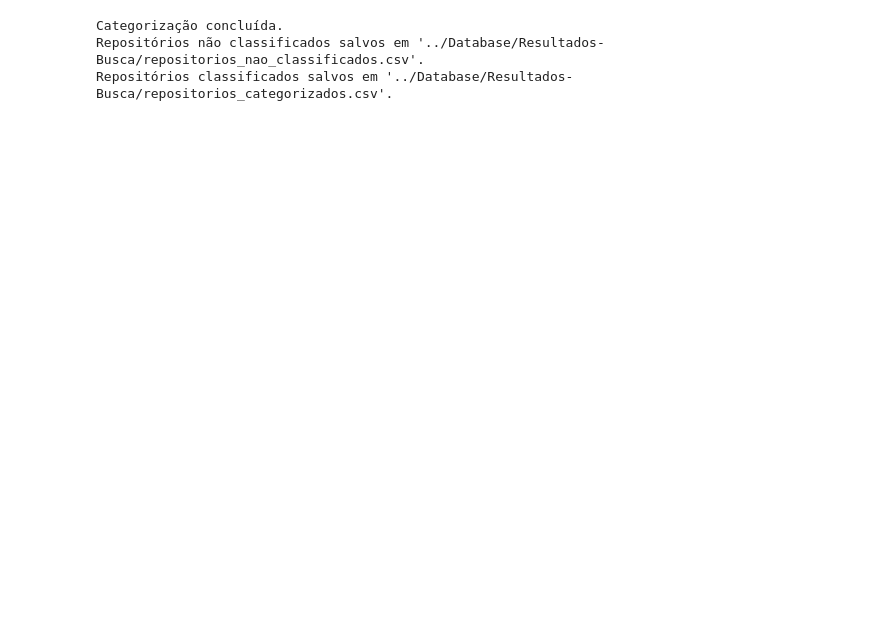
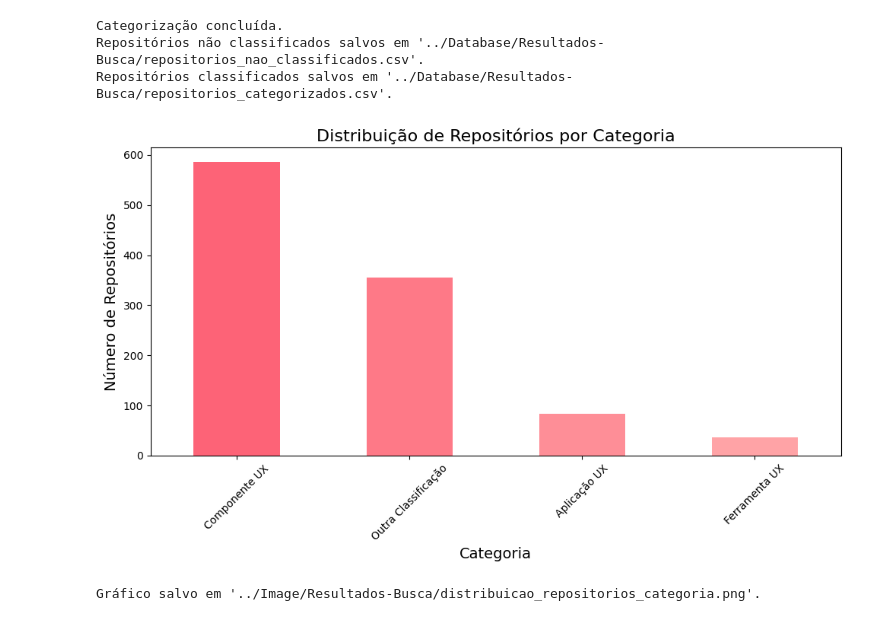
Before and after one commit to MatheusRodrigues-Dev/Mineracao-Repositorio-Foco-UI, a Jupyter notebook: Code/05-categorizar-repositórios.ipynb, the cells around one changed output. Saved outputs shown, nothing was run; the diff lists cells and outputs as text; code cells hidden in the pictures; blank space fills up the shorter version.

Commit message:
Imagens para o artigo

```diff
--- a/Code/05-categorizar-repositórios.ipynb
+++ b/Code/05-categorizar-repositórios.ipynb
@@ -1,5 +1,7 @@
 # %%
 import pandas as pd  # Importa a biblioteca pandas para manipulação de dados
+import matplotlib.pyplot as plt  # Importa a biblioteca matplotlib para criação de gráficos
+
 
 # Carregar dados do CSV
 df = pd.read_csv('../Database/Resultados-Busca/repos_with_files.csv')  # Lê o arquivo CSV com dados dos repositórios
@@ -53,30 +55,56 @@ def classify_repository(description, topics):
     classification = max(scores, key=scores.get)  # Seleciona a categoria com a maior pontuação
 
     return classification  # Retorna a classificação
 
 # Aplicar a função de classificação aos repositórios
 df['category'] = df.apply(lambda row: classify_repository(
     row['description'], row['topics']), axis=1)
 
 # Filtrar os repositórios classificados
 non_classified_df = df[df['category'] == 'Não classificado']  # DataFrame para repositórios não classificados
 non_classified_df = df[df['category'] == 'Outra Classificação']  # DataFrame para repositórios classificados como "Outra Classificação"
 classified_df = df[df['category'] != 'Não classificado']  # DataFrame para repositórios classificados
 classified_df = df[df['category'] != 'Outra Classificação']  # Atualiza DataFrame para repositórios classificados
 
 # Salvar os resultados em arquivos CSV
 non_classified_output_path = '../Database/Resultados-Busca/repositorios_nao_classificados.csv'  # Caminho de saída para repositórios não classificados
 classified_output_path = '../Database/Resultados-Busca/repositorios_categorizados.csv'  # Caminho de saída para repositórios classificados
 
 # Exporta os DataFrames para arquivos CSV
 non_classified_df.to_csv(non_classified_output_path, index=False, sep=',', decimal=',')  # Salva repositórios não classificados
 classified_df.to_csv(classified_output_path, index=False, sep=',', decimal=',')  # Salva repositórios classificados
 
 # Mensagens de conclusão
 print(f"Categorização concluída.")
 print(f"Repositórios não classificados salvos em '{non_classified_output_path}'.")
 print(f"Repositórios classificados salvos em '{classified_output_path}'.")
+
+# Contar o número de repositórios em cada categoria
+category_counts = df['category'].value_counts()
+
+# Gerar o gráfico de barras
+plt.figure(figsize=(10, 6))  # Define o tamanho da figura
+category_counts.plot(kind='bar', color=['#fd213e', '#fe4054', '#fe5e6b', '#ff7d81'], alpha=0.7)
+
+# Adicionar título e rótulos
+plt.title('Distribuição de Repositórios por Categoria', fontsize=16)
+plt.xlabel('Categoria', fontsize=14)
+plt.ylabel('Número de Repositórios', fontsize=14)
+plt.xticks(rotation=45)
+plt.tight_layout()
+
+# Salvar o gráfico em um arquivo no diretório especificado
+save_path = '../Image/Resultados-Busca/distribuicao_repositorios_categoria.png'  # Caminho para salvar a imagem
+plt.savefig(save_path)  # Salva a figura no caminho especificado
+
+# Exibir a figura
+plt.show()
+
+# Mensagem de conclusão
+print(f"Gráfico salvo em '{save_path}'.")
 # %% [output]
 Categorização concluída.
 Repositórios não classificados salvos em '../Database/Resultados-Busca/repositorios_nao_classificados.csv'.
 Repositórios classificados salvos em '../Database/Resultados-Busca/repositorios_categorizados.csv'.
+[figure, added]
+Gráfico salvo em '../Image/Resultados-Busca/distribuicao_repositorios_categoria.png'.
```
Also changed, not shown: 2 other files.
